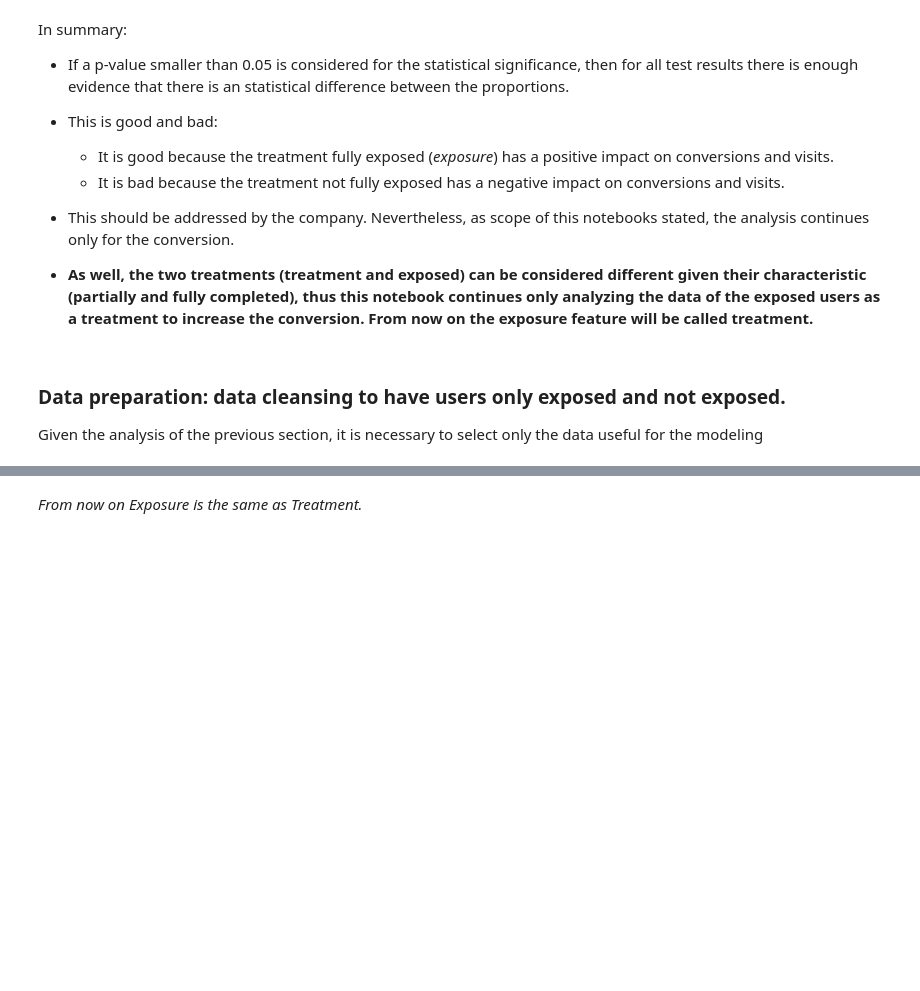
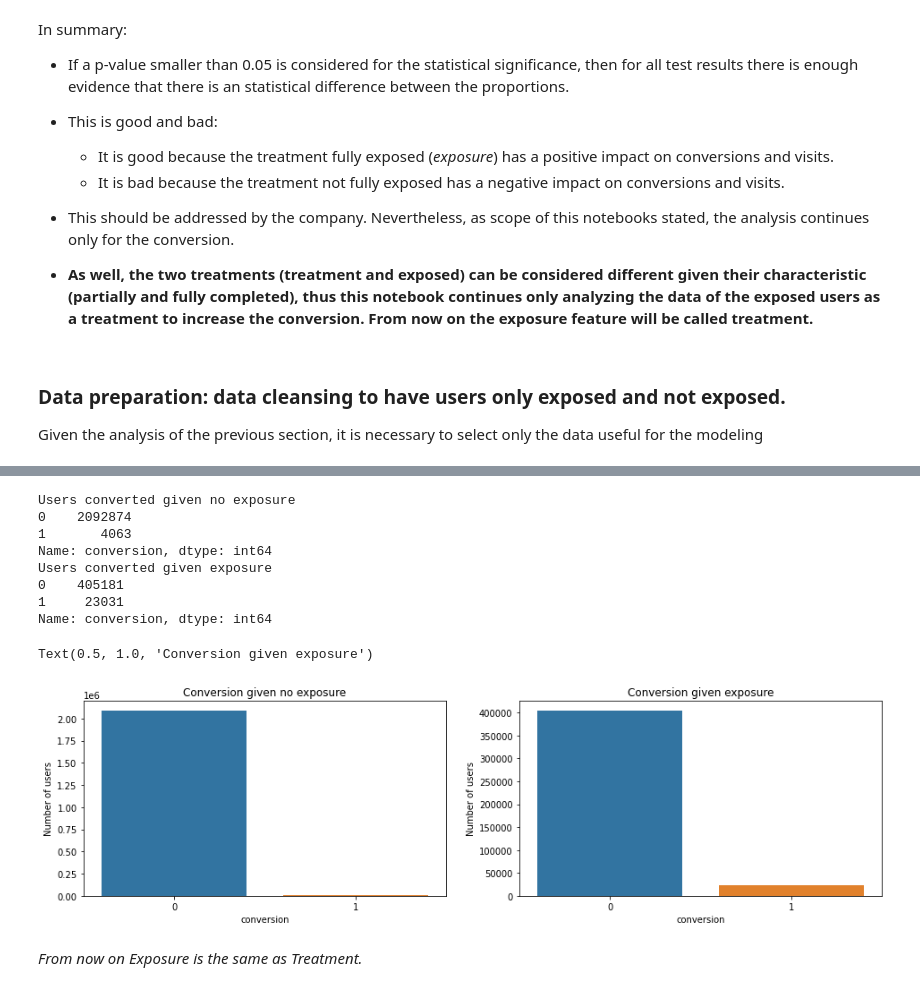
Before and after one commit to milara-ds/TargetedMarketing, a Jupyter notebook: Uplift_v1.ipynb, the cells around one changed output, grey strips where cells are left out. Drawn from its saved outputs; the diff is of its cells as text; code cells hidden in the pictures; blank space fills up the shorter version.

```diff
--- a/Uplift_v1.ipynb
+++ b/Uplift_v1.ipynb
@@ -351,3 +360,34 @@ Name: conversion, dtype: float64
+# %%
+df_noexp = df_ml[df_ml['exposure'] == 0]
+df_exp = df_ml[df_ml['exposure'] == 1]
+
+print("Users converted given no exposure")
+print(df_noexp['conversion'].value_counts())
+
+print("Users converted given exposure")
+print(df_exp['conversion'].value_counts())
+
+#Plot both graphs
+fig, ax = plt.subplots( ncols=2, figsize = (16,4))
+
+sns.countplot(x='conversion', data=df_noexp, ax=ax[0])
+ax[0].set_ylabel('Number of users')
+ax[0].set_title('Conversion given no exposure')
+
+sns.countplot(x='conversion', data=df_exp, ax=ax[1])
+ax[1].set_ylabel('Number of users')
+ax[1].set_title('Conversion given exposure')
+# %% [output]
+Users converted given no exposure
+0    2092874
+1       4063
+Name: conversion, dtype: int64
+Users converted given exposure
+0    405181
+1     23031
+Name: conversion, dtype: int64
+Text(0.5, 1.0, 'Conversion given exposure')
+[figure, added]
 # %% [markdown]
 *From now on Exposure is the same as Treatment.*
 # %% [markdown]
```
Also changed, not shown: parts of 13 cells of this notebook.
